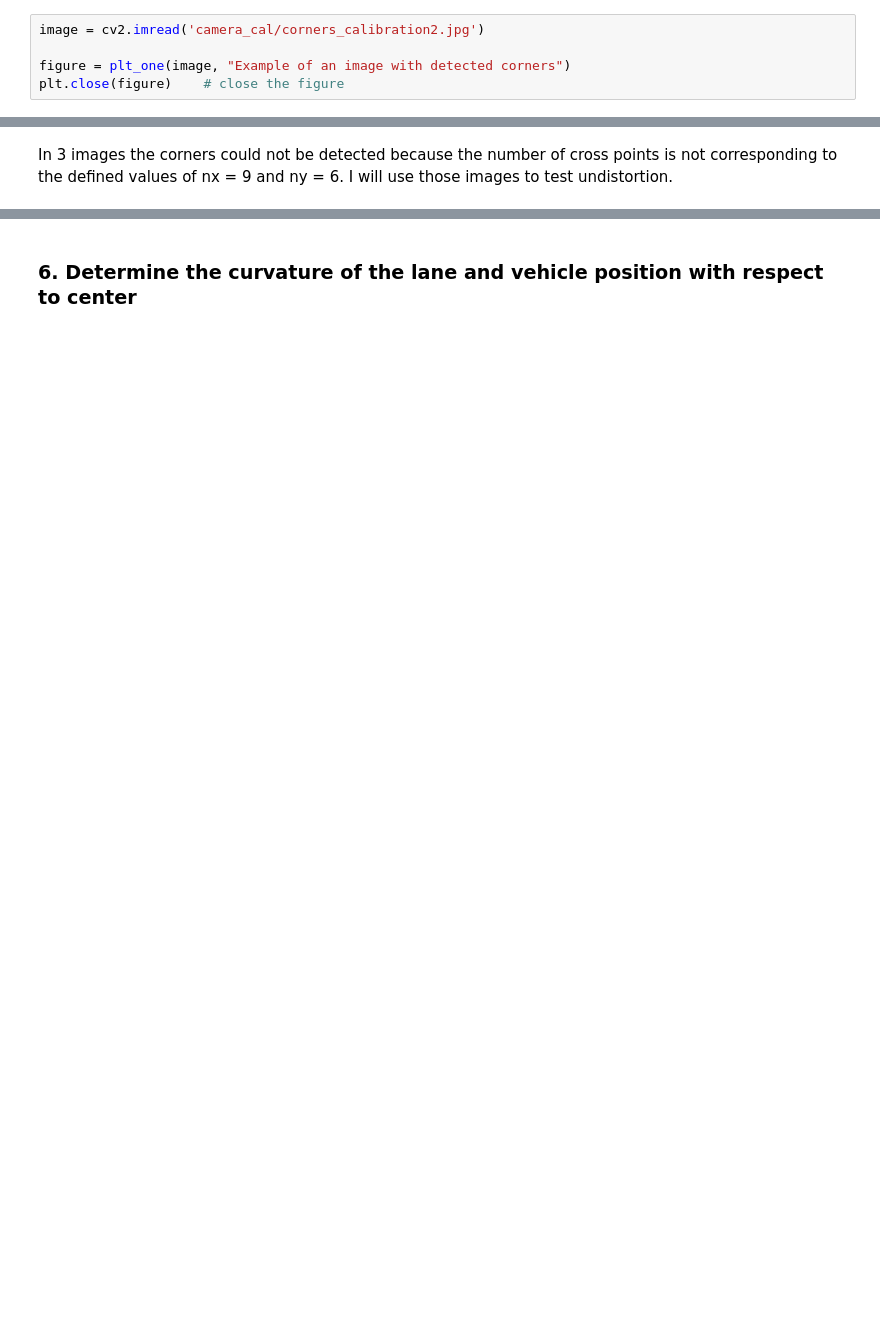
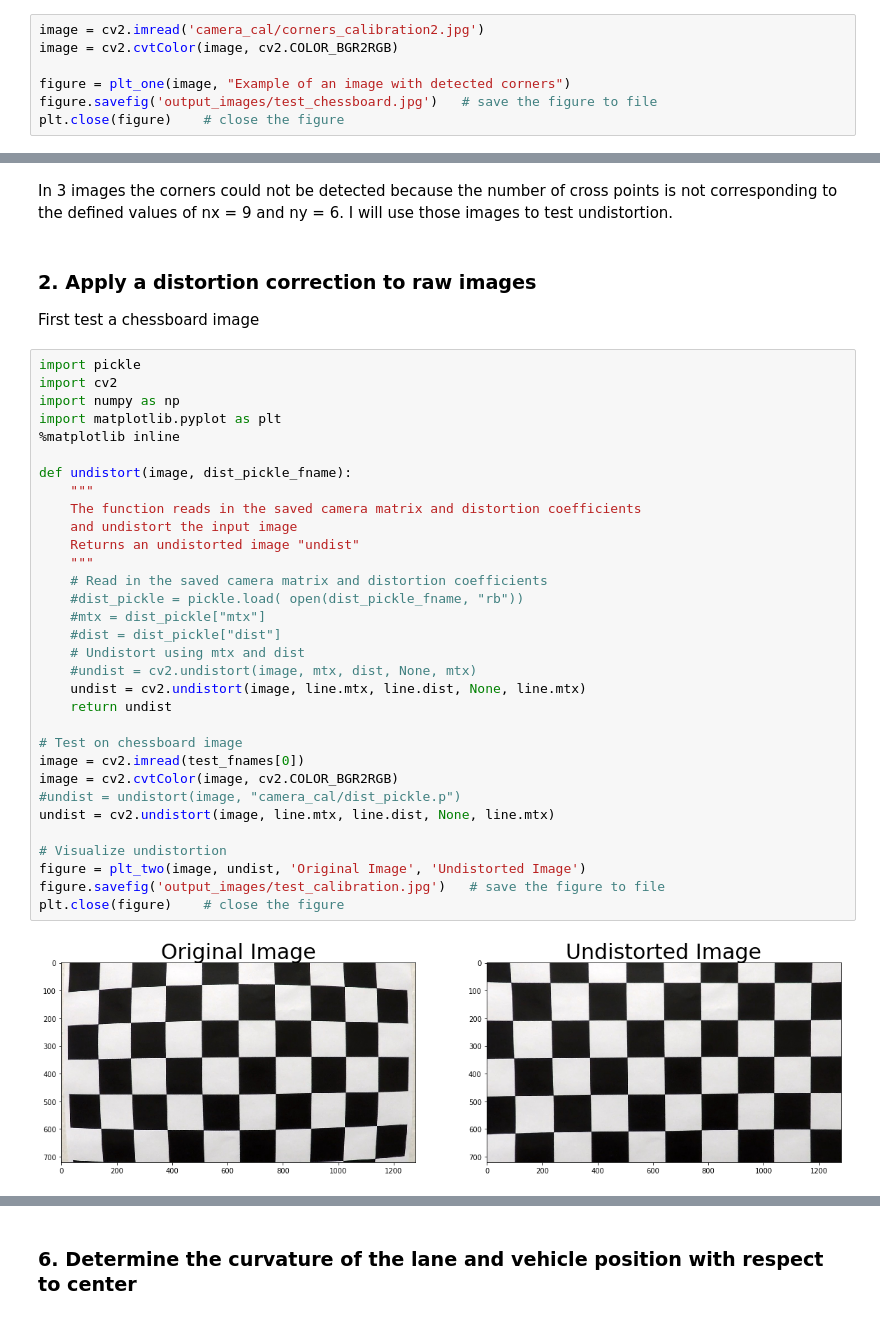
Before and after one commit to ek8203/CarND-Advanced-Lane-Lines, a Jupyter notebook: advanced_lane_finding.ipynb, the cells around one changed output, grey strips where cells are left out. Cells and saved outputs as stored; diff of their text form; blank space fills up the shorter version.

```diff
--- a/advanced_lane_finding.ipynb
+++ b/advanced_lane_finding.ipynb
@@ -121,7 +183,9 @@ def plt_two(image_1, image_2, title_1 = None, title_2 = None):
 A chessboard image with detected corners
 # %%
 image = cv2.imread('camera_cal/corners_calibration2.jpg')
+image = cv2.cvtColor(image, cv2.COLOR_BGR2RGB)
 
 figure = plt_one(image, "Example of an image with detected corners")
+figure.savefig('output_images/test_chessboard.jpg')   # save the figure to file
 plt.close(figure)    # close the figure
 # %% [output]
@@ -129,2 +193,40 @@ plt.close(figure)    # close the figure
 # %% [markdown]
 In 3 images the corners could not be detected because the number of cross points is not corresponding to the defined values of nx = 9 and ny = 6. I will use those images to test undistortion.
+# %% [markdown]
+### 2. Apply a distortion correction to raw images
+
+First test a chessboard image
+# %%
+import pickle
+import cv2
+import numpy as np
+import matplotlib.pyplot as plt
+%matplotlib inline
+
+def undistort(image, dist_pickle_fname):
+    """
+    The function reads in the saved camera matrix and distortion coefficients
+    and undistort the input image
+    Returns an undistorted image "undist"
+    """
+    # Read in the saved camera matrix and distortion coefficients
+    #dist_pickle = pickle.load( open(dist_pickle_fname, "rb"))
+    #mtx = dist_pickle["mtx"]
+    #dist = dist_pickle["dist"]
+    # Undistort using mtx and dist
+    #undist = cv2.undistort(image, mtx, dist, None, mtx)
+    undist = cv2.undistort(image, line.mtx, line.dist, None, line.mtx)
+    return undist
+
+# Test on chessboard image
+image = cv2.imread(test_fnames[0])
+image = cv2.cvtColor(image, cv2.COLOR_BGR2RGB)
+#undist = undistort(image, "camera_cal/dist_pickle.p")
+undist = cv2.undistort(image, line.mtx, line.dist, None, line.mtx)
+
+# Visualize undistortion
+figure = plt_two(image, undist, 'Original Image', 'Undistorted Image')
+figure.savefig('output_images/test_calibration.jpg')   # save the figure to file
+plt.close(figure)    # close the figure
+# %% [output]
+[figure, added]
```
Also changed, not shown: parts of 35 cells of this notebook, 2 other files.
